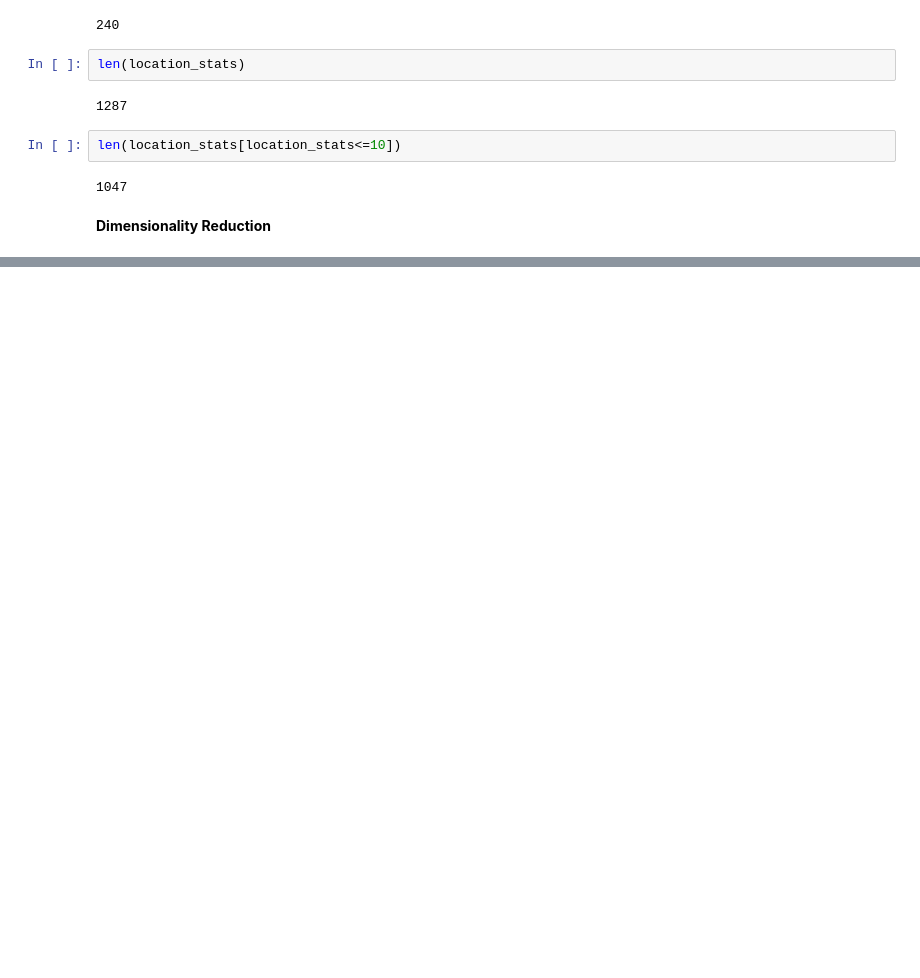
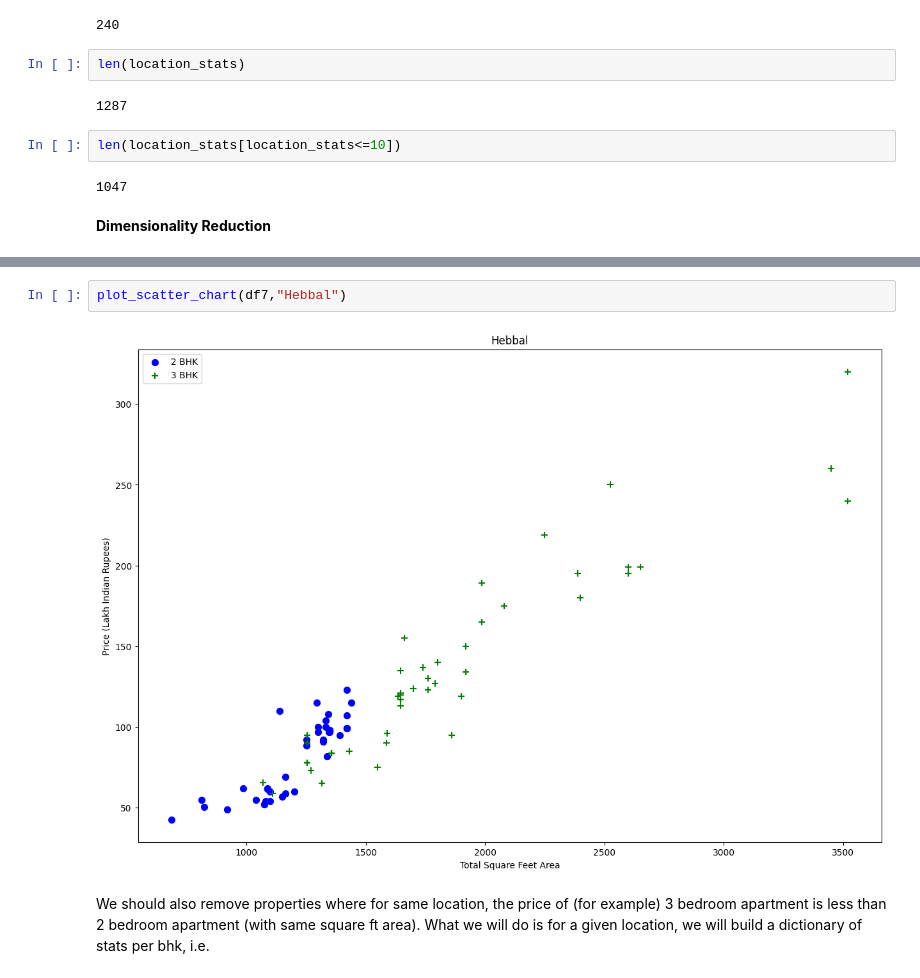
Before and after one commit to diya-burman/Advanced-House-Price-Prediction, a Jupyter notebook: banglore_home_prices_final.ipynb, the cells around one changed output, grey strips where cells are left out. Saved outputs shown, nothing was run; the diff lists cells and outputs as text; blank space fills up the shorter version.

```diff
--- a/banglore_home_prices_final.ipynb
+++ b/banglore_home_prices_final.ipynb
@@ -221,0 +335,6 @@ len(location_stats[location_stats<=10])
+# %%
+plot_scatter_chart(df7,"Hebbal")
+# %% [output]
+[figure, added]
+# %% [markdown]
+We should also remove properties where for same location, the price of (for example) 3 bedroom apartment is less than 2 bedroom apartment (with same square ft area). What we will do is for a given location, we will build a dictionary of stats per bhk, i.e.
```
Also changed, not shown: parts of 25 cells of this notebook.
